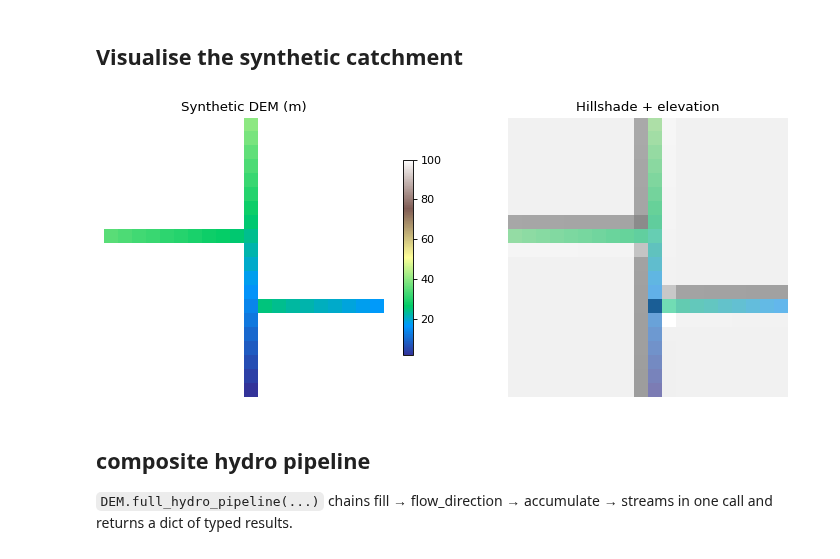
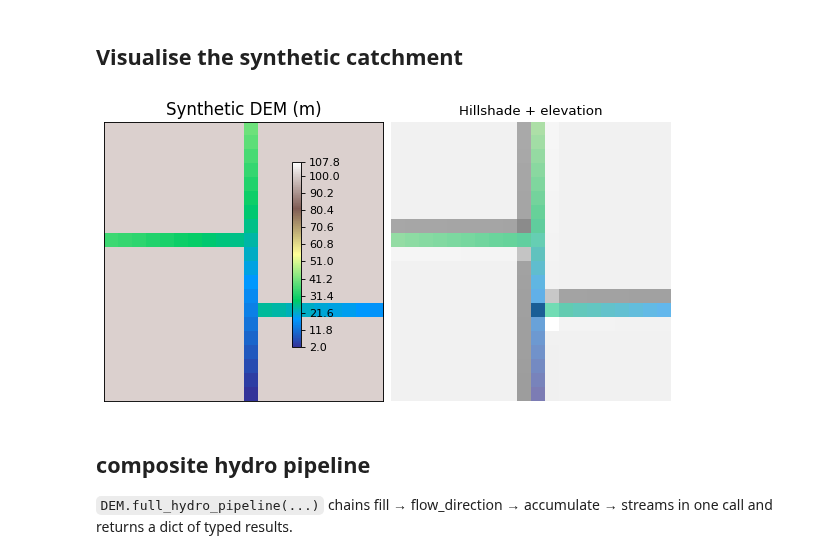
Before and after one commit to serapeum-org/digital-rivers, a Jupyter notebook: main/examples/01_hydrology_pipeline/01_hydrology_pipeline.ipynb, the cells around one changed output. Drawn from its saved outputs; the diff is of its cells as text; code cells hidden in the pictures.

```diff
--- a/main/examples/01_hydrology_pipeline/01_hydrology_pipeline.ipynb
+++ b/main/examples/01_hydrology_pipeline/01_hydrology_pipeline.ipynb
@@ -46,23 +46,23 @@ DEM shape=(20, 20)  elevation range=[2.0, 100.0] m
 # %%
 import matplotlib.pyplot as plt
 from matplotlib.colors import LightSource
 
 elev = dem.values
 ls = LightSource(azdeg=315, altdeg=45)
 shade = ls.hillshade(elev, vert_exag=2.0, dx=30.0, dy=30.0)
 
 fig, axes = plt.subplots(1, 2, figsize=(10, 4))
-im0 = axes[0].imshow(elev, cmap="terrain", origin="upper")
-axes[0].set_title("Synthetic DEM (m)"); axes[0].axis("off")
-fig.colorbar(im0, ax=axes[0], shrink=0.7)
+dem.plot(band=0, ax=axes[0], title="Synthetic DEM (m)", cmap="terrain")
+axes[0].set_xticks([])
+axes[0].set_yticks([])
 
 axes[1].imshow(shade, cmap="gray", origin="upper")
 axes[1].imshow(elev, cmap="terrain", origin="upper", alpha=0.55)
 axes[1].set_title("Hillshade + elevation"); axes[1].axis("off")
 fig.tight_layout()
 plt.show()
 # %% [output]
-[figure, old version]
+[figure, new version]
 # %% [markdown]
 ## composite hydro pipeline
 
```
Also changed, not shown: parts of 4 cells of this notebook, 52 other files.
